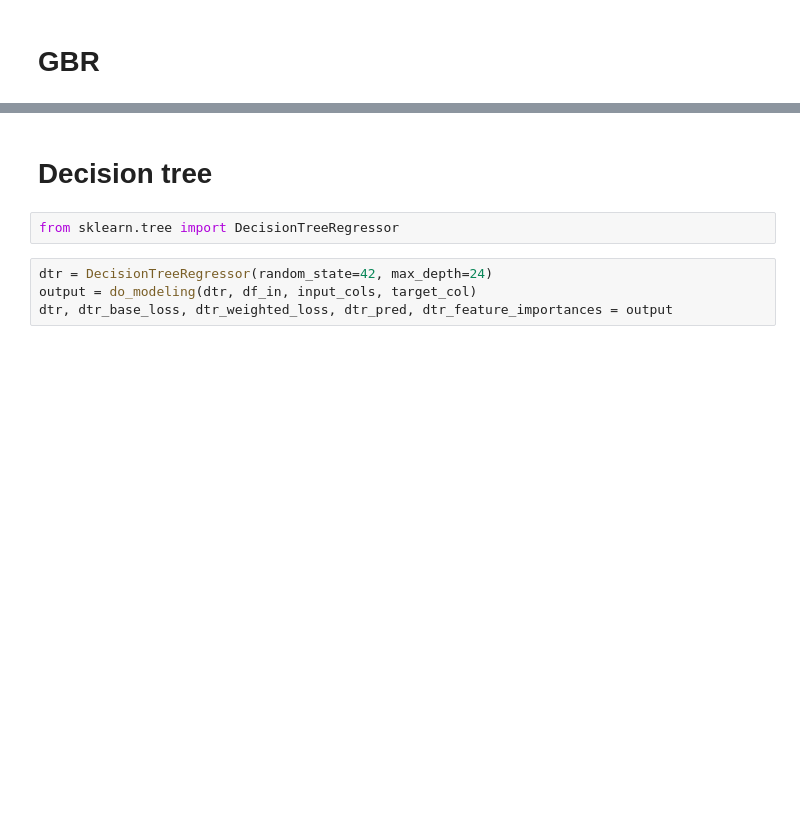
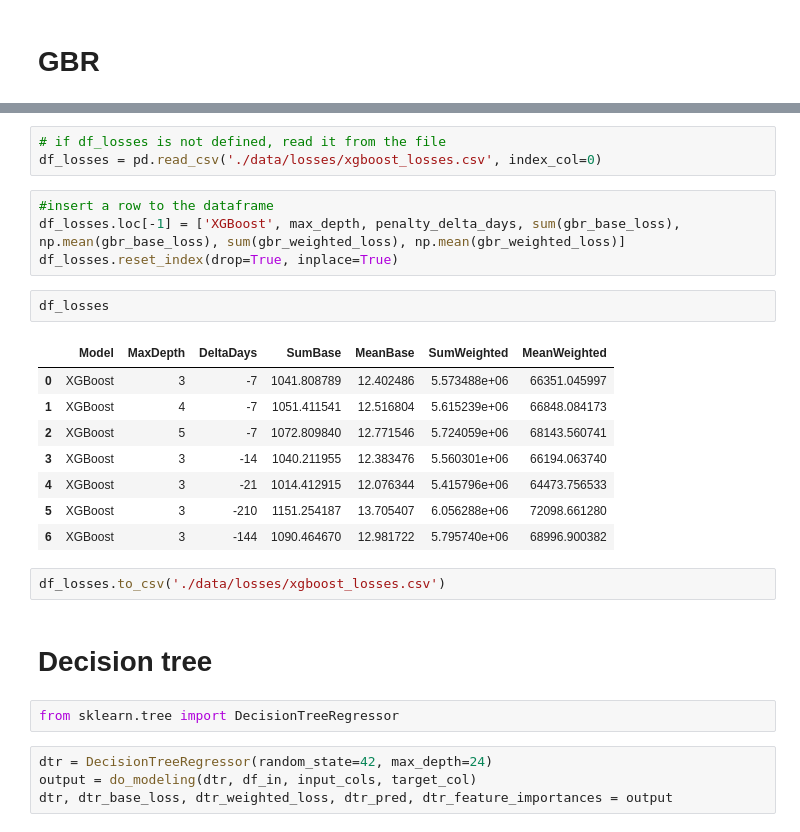
Before and after one commit to BotondProhaszka/msc_szakdolgozat, a Jupyter notebook: modeling.ipynb, the cells around one changed output, grey strips where cells are left out. Saved outputs shown, nothing was run; the diff lists cells and outputs as text; blank space fills up the shorter version.

```diff
--- a/modeling.ipynb
+++ b/modeling.ipynb
@@ -318,3 +326,23 @@ plot_all_importances_change(gbr_feature_importances, 3, gbr_base_loss)
+# %%
+# if df_losses is not defined, read it from the file
+df_losses = pd.read_csv('./data/losses/xgboost_losses.csv', index_col=0)
+# %%
+#insert a row to the dataframe
+df_losses.loc[-1] = ['XGBoost', max_depth, penalty_delta_days, sum(gbr_base_loss), np.mean(gbr_base_loss), sum(gbr_weighted_loss), np.mean(gbr_weighted_loss)]
+df_losses.reset_index(drop=True, inplace=True)
+# %%
+df_losses
+# %% [output]
+|  | Model | MaxDepth | DeltaDays | SumBase | MeanBase | SumWeighted | MeanWeighted |
+| 0 | XGBoost | 3 | -7 | 1041.808789 | 12.402486 | 5.573488e+06 | 66351.045997 |
+| 1 | XGBoost | 4 | -7 | 1051.411541 | 12.516804 | 5.615239e+06 | 66848.084173 |
+| 2 | XGBoost | 5 | -7 | 1072.809840 | 12.771546 | 5.724059e+06 | 68143.560741 |
+| 3 | XGBoost | 3 | -14 | 1040.211955 | 12.383476 | 5.560301e+06 | 66194.063740 |
+| 4 | XGBoost | 3 | -21 | 1014.412915 | 12.076344 | 5.415796e+06 | 64473.756533 |
+| 5 | XGBoost | 3 | -210 | 1151.254187 | 13.705407 | 6.056288e+06 | 72098.661280 |
+| 6 | XGBoost | 3 | -144 | 1090.464670 | 12.981722 | 5.795740e+06 | 68996.900382 |
+# %%
+df_losses.to_csv('./data/losses/xgboost_losses.csv')
 # %% [markdown]
 # Decision tree
 # %%
```
Also changed, not shown: parts of 8 cells of this notebook.
